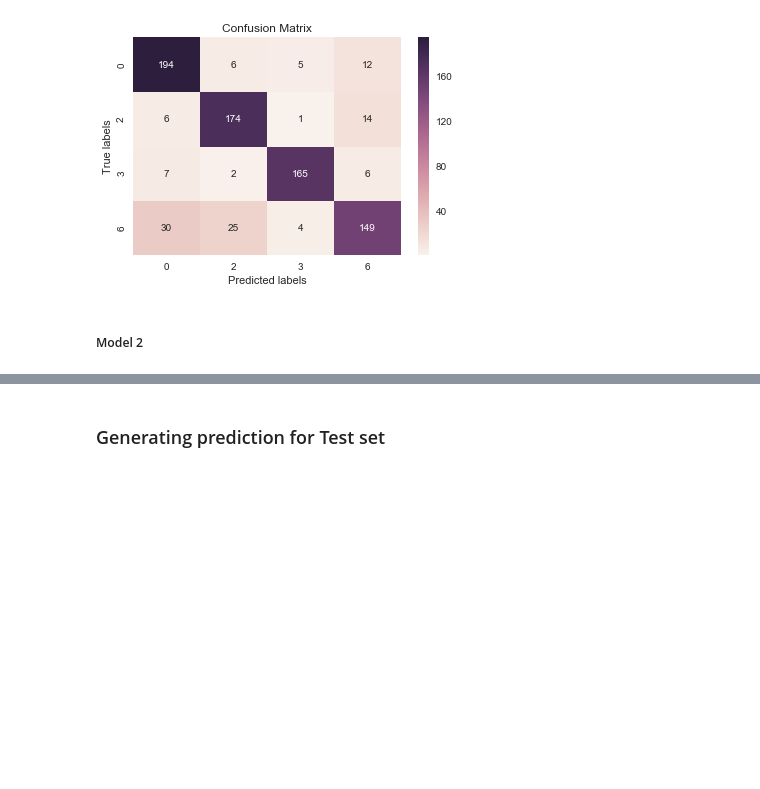
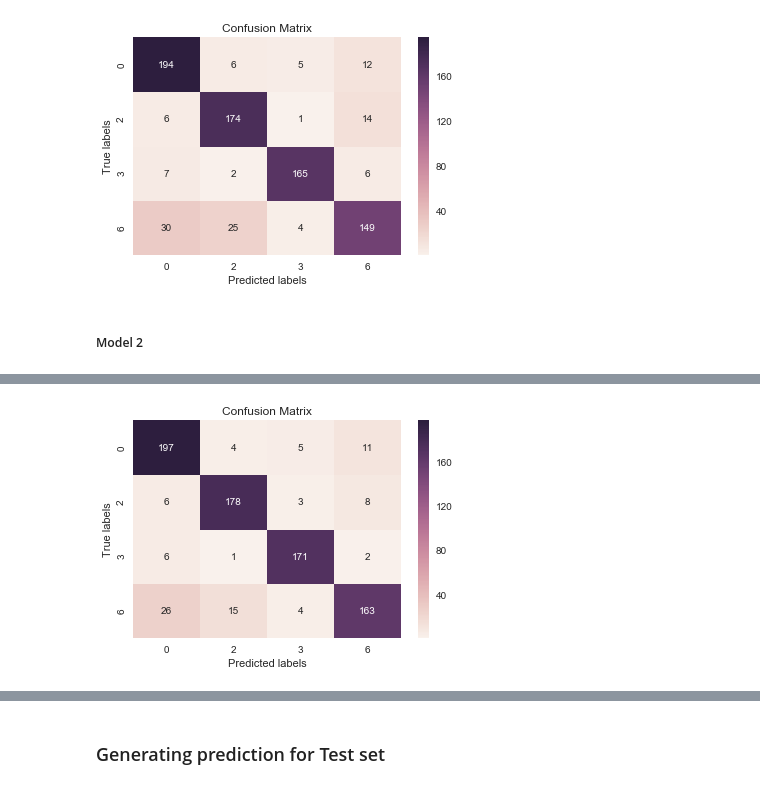
Before and after one commit to akshay827/MIDAS, a Jupyter notebook: CV_problem/Computer vision problem.ipynb, the cells around one changed output, grey strips where cells are left out. Saved outputs shown, nothing was run; the diff lists cells and outputs as text; code cells hidden in the pictures; blank space fills up the shorter version.

```diff
--- a/CV_problem/Computer vision problem.ipynb
+++ b/CV_problem/Computer vision problem.ipynb
@@ -524,0 +625,3 @@ model.save(f'{PATH}//model-2')
+# %%
+history = model.fit(Train_x, Train_y, batch_size = batch_size,
+validation_data=(Val_x, Val_y), epochs = 10)
@@ -524,0 +646,16 @@ model.save(f'{PATH}//model-2')
+# %%
+predictions = model.predict(Val_x)
+# %%
+prediction_dict = {0: 0, 1: 2, 2: 3, 3: 6}
+CNN_predictions = np.zeros(len(predictions))
+for i in range(len(predictions)):
+    arg_max = np.argmax(predictions[i])
+    CNN_predictions[i] = prediction_dict[arg_max]
+# %%
+Orig_Val_y = Val_y.values.argmax(axis=1)
+Orig_Val_y = np.array([prediction_dict[y] for y in Orig_Val_y])
+# %%
+labels = [0, 2, 3, 6]
+plot_confusion_matrix(Orig_Val_y, CNN_predictions, labels)
+# %% [output]
+[figure, added]
```
Also changed, not shown: parts of 36 cells of this notebook.
